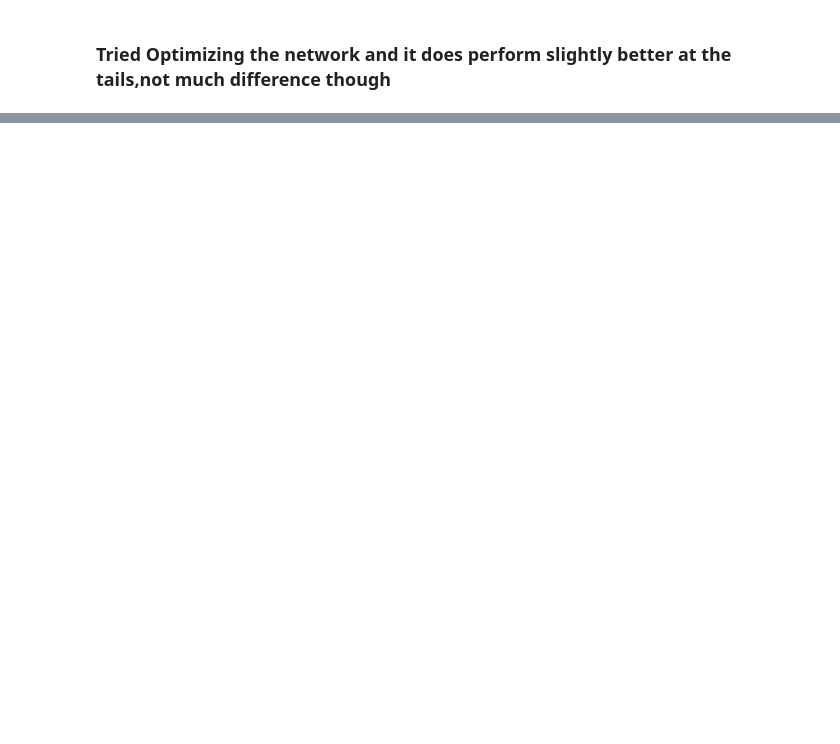
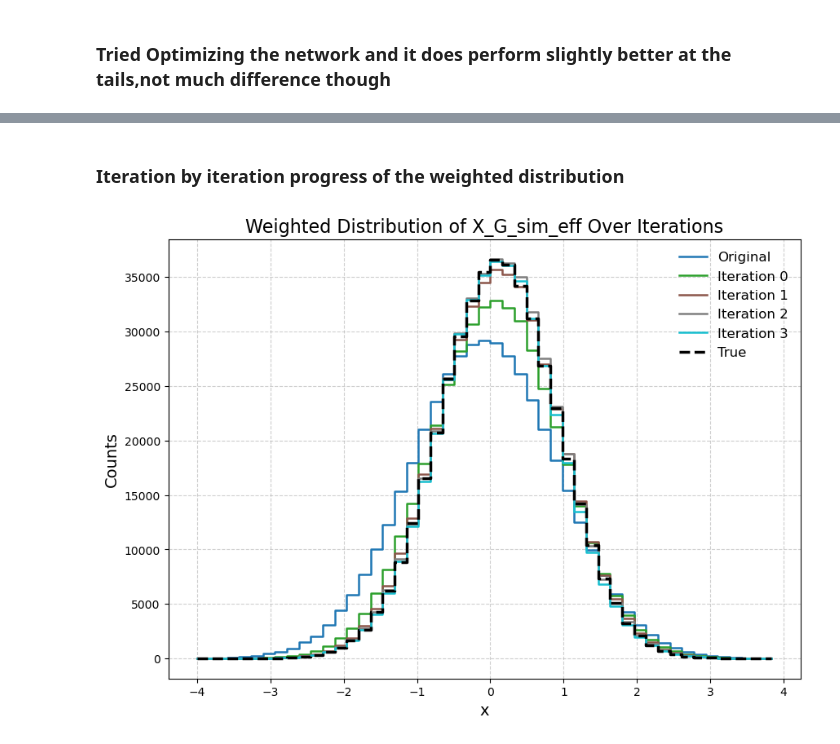
Before and after one commit to yashmehra028/OmniFold, a Jupyter notebook: MyExample.ipynb, the cells around one changed output, grey strips where cells are left out. Drawn from its saved outputs; the diff is of its cells as text; code cells hidden in the pictures; blank space fills up the shorter version.

```diff
--- a/MyExample.ipynb
+++ b/MyExample.ipynb
@@ -626,3 +655,50 @@ plt.show()
+# %% [markdown]
+### Iteration by iteration progress of the weighted distribution
+# %%
+# Define bin edges for histogram
+bins = np.linspace(-4, 4, 50)
+
+# Number of iterations
+num_iterations = len(w_synth_history)
+
+# Define a high-contrast colormap (`tab10` cycles through 10 distinct colors)
+colors = plt.cm.tab10(np.linspace(0, 1, min(num_iterations, 10)))  # Cycles up to 10 colors for contrast
+
+# Mask valid values
+final_xG = X_G_sim_eff[X_G_sim_eff != dummyval]
+final_xT = X_T_data_eff[X_T_data_eff != dummyval]  # True distribution with unit weights
+
+# Compute all histograms at once (vectorized operation)
+histograms = np.array([
+    np.histogram(final_xG, bins=bins, weights=w_synth[X_G_sim_eff != dummyval])[0]
+    for w_synth in w_synth_history
+])
+
+# Compute histogram for the true distribution (unit weights)
+hist_true, _ = np.histogram(final_xT, bins=bins)  # No weights, unit weights assumed
+
+# Create figure
+plt.figure(figsize=(10, 7))
+
+# Plot all histograms for each iteration (distinct colors, full opacity)
+for hist, color, i in zip(histograms, colors, range(num_iterations)):
+    label = "Original" if i == 0 else f"Iteration {i-1}"  # First is "Original", then Iter 0, Iter 1, etc.
+    plt.step(bins[:-1], hist, where='mid', color=color, linewidth=1.8, label=label)
+
+# Plot the true distribution with unit weights (bold black dashed line)
+plt.step(bins[:-1], hist_true, where='mid', color='black', linestyle='dashed', linewidth=2.5, label="True")
+
+# Labels and legend
+plt.xlabel("x", fontsize=14)
+plt.ylabel("Counts", fontsize=14)
+plt.title("Weighted Distribution of X_G_sim_eff Over Iterations", fontsize=16)
+plt.legend(loc="upper right", fontsize=12, frameon=False)
+plt.grid(True, linestyle='--', alpha=0.6)
+
+# Show the plot
+plt.show()
+# %% [output]
+[figure, added]
 # %%
 # import numpy as np
 # import tensorflow as tf
```
Also changed, not shown: parts of 9 cells of this notebook.
